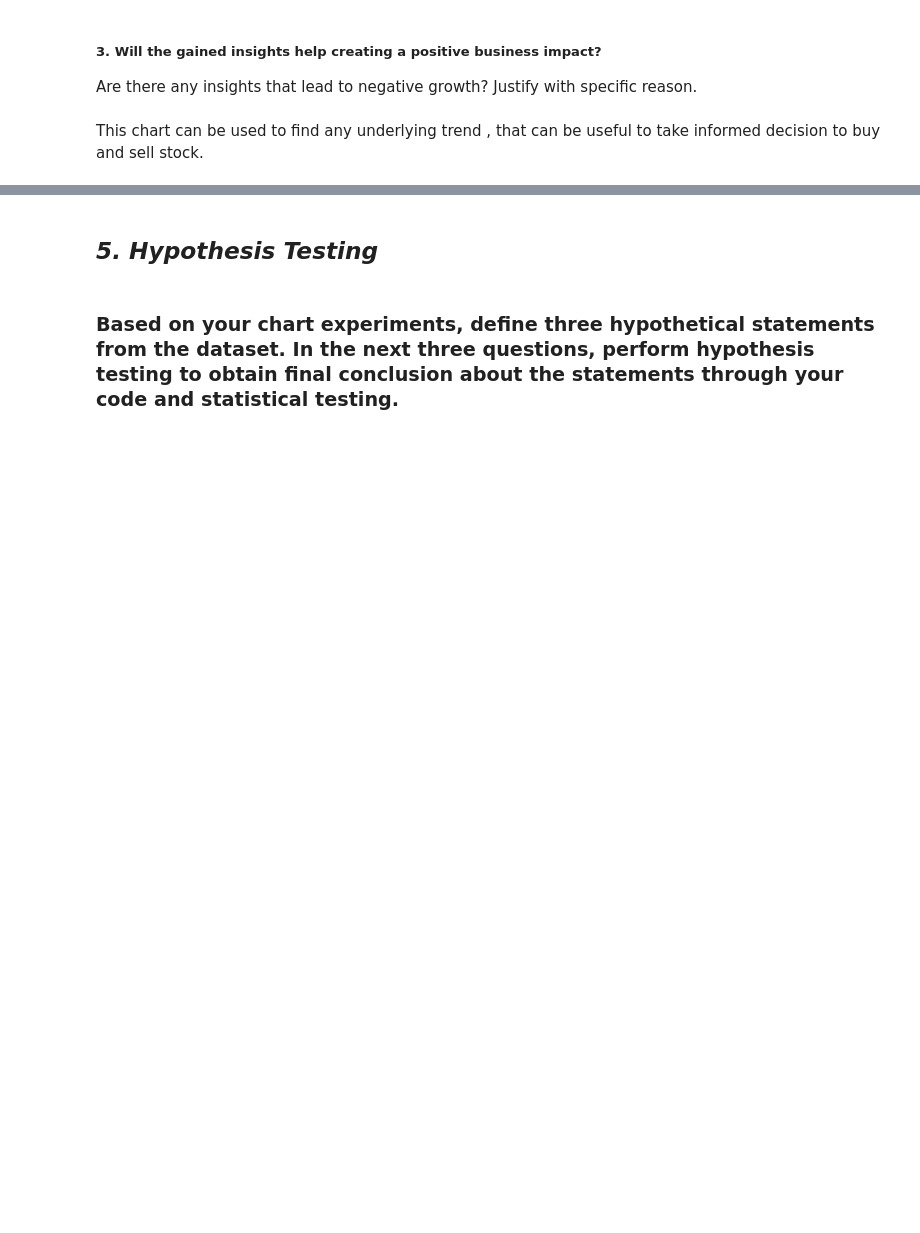
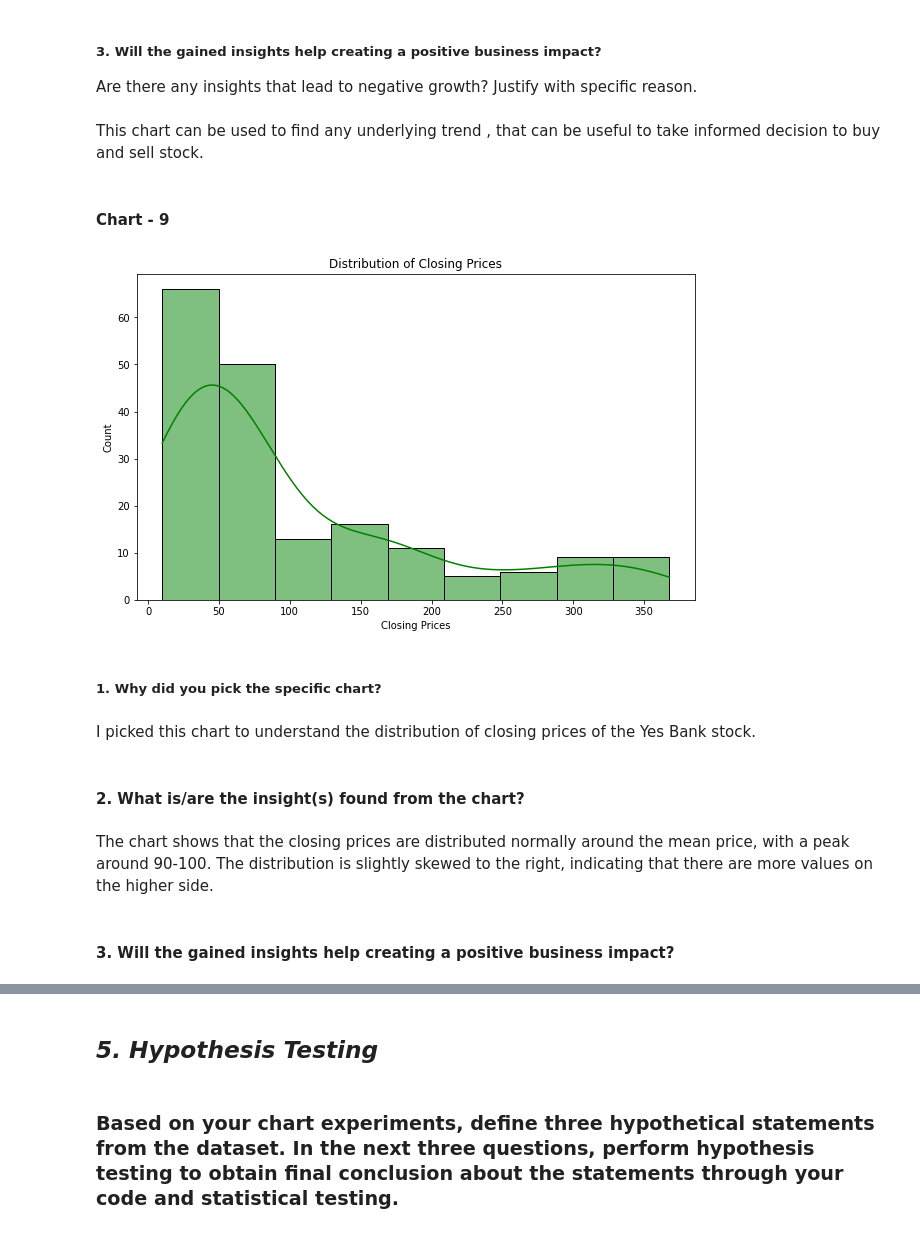
Before and after one commit to Saurabhshrma/YesBank-Stock-Closing-Price-Predicton, a Jupyter notebook: YesBank_regression.ipynb, the cells around one changed output, grey strips where cells are left out. Drawn from its saved outputs; the diff is of its cells as text; code cells hidden in the pictures; blank space fills up the shorter version.

```diff
--- a/YesBank_regression.ipynb
+++ b/YesBank_regression.ipynb
@@ -508,3 +508,27 @@ The chart shows the trend of the monthwise closing prices for each year in the d
 Are there any insights that lead to negative growth? Justify with specific reason.
 # %% [markdown]
 This chart can be used to find any underlying trend , that can be useful to take informed decision to buy and sell stock.
+# %% [markdown]
+#### Chart - 9
+# %%
+#Chart - 9 visualization code
+#Plotting the distribution of closing prices
+
+plt.figure(figsize=(10,6))
+sns.histplot(stock_df['Close'], kde=True, color='green')
+plt.title('Distribution of Closing Prices')
+plt.xlabel('Closing Prices')
+plt.ylabel('Count')
+plt.show()
+# %% [output]
+[figure, added]
+# %% [markdown]
+##### 1. Why did you pick the specific chart?
+# %% [markdown]
+I picked this chart to understand the distribution of closing prices of the Yes Bank stock.
+# %% [markdown]
+#### 2. What is/are the insight(s) found from the chart?
+# %% [markdown]
+The chart shows that the closing prices are distributed normally around the mean price, with a peak around 90-100. The distribution is slightly skewed to the right, indicating that there are more values on the higher side.
+# %% [markdown]
+#### 3. Will the gained insights help creating a positive business impact?
```
Also changed, not shown: parts of 19 cells of this notebook.
